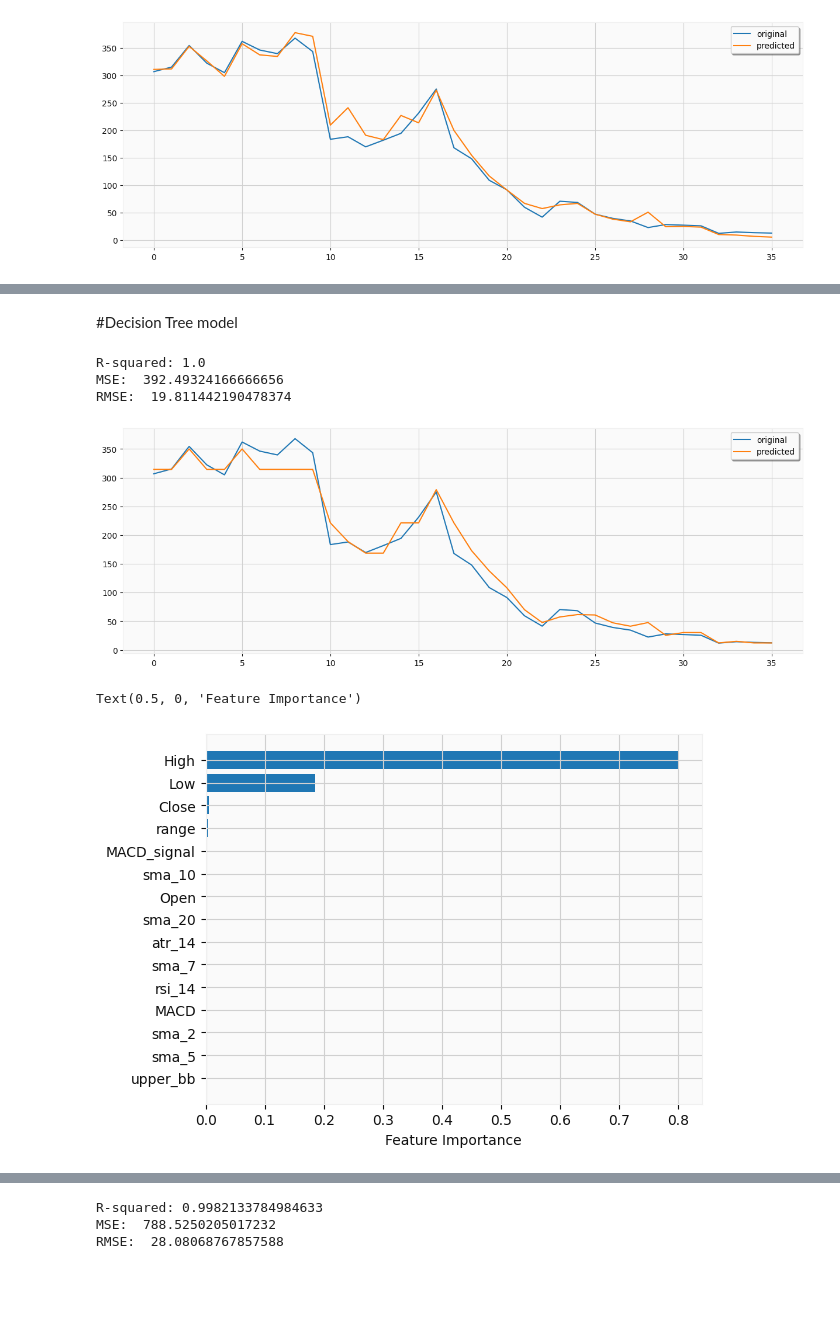
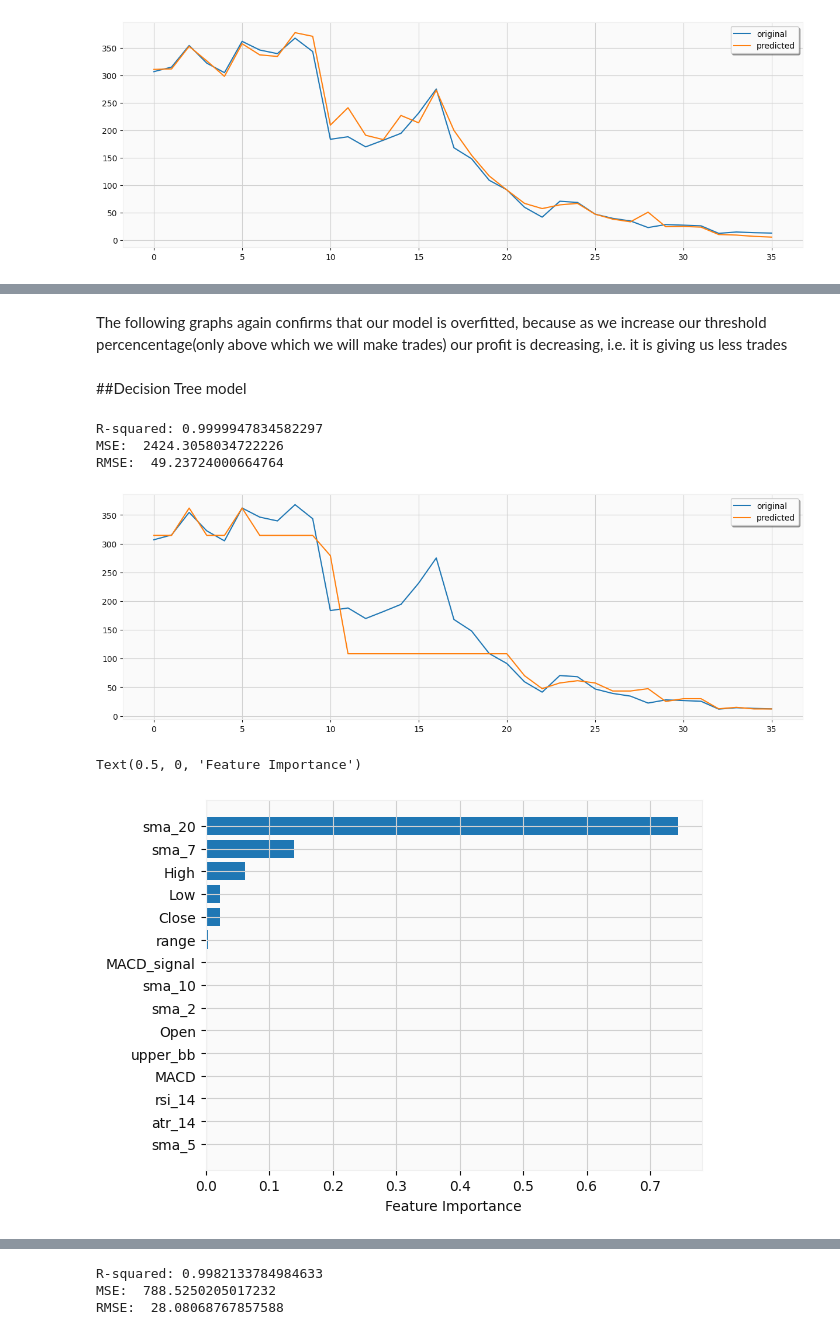
Before and after one commit to Mihirgupta2001/Regression---Capstone-Project, a Jupyter notebook: Regresssion_Capstone_project.ipynb, the cells around one changed output, grey strips where cells are left out. Drawn from its saved outputs; the diff is of its cells as text; code cells hidden in the pictures; blank space fills up the shorter version.

```diff
--- a/Regresssion_Capstone_project.ipynb
+++ b/Regresssion_Capstone_project.ipynb
@@ -501,33 +548,36 @@ Net Change percentage : 195.2921287420827%
+# %% [markdown]
+The following graphs again confirms that our model is overfitted, because as we increase our threshold percencentage(only above which we will make trades) our profit is decreasing, i.e. it is giving us less trades
 # %% [markdown]
-#Decision Tree model
+##Decision Tree model
 # %%
 import sklearn
 from sklearn.tree import DecisionTreeRegressor
+from sklearn.metrics import mean_squared_error
 
-dtr = DecisionTreeRegressor(max_leaf_nodes=200)
+dtr = DecisionTreeRegressor(max_leaf_nodes=100,random_state = 0)
 dtr.fit(x_train, y_train)
 
 score = dtr.score(x_train, y_train)
 print("R-squared:", score)
 
 y_pred = dtr.predict(x_test)
 
 mse = mean_squared_error(y_test, y_pred)
 print("MSE: ", mse)
 print("RMSE: ", mse**(1/2.0))
 
 plt.figure(figsize=(15,5))
 x_ax = range(len(y_test))
 plt.plot(x_ax, y_test, label="original")
 plt.plot(x_ax, y_pred, label="predicted")
 plt.legend(loc='best',fancybox=True, shadow=True)
 plt.grid(True)
 plt.show()
 # %% [output]
-R-squared: 1.0
-MSE:  392.49324166666656
-RMSE:  19.811442190478374
+R-squared: 0.9999947834582297
+MSE:  2424.3058034722226
+RMSE:  49.23724000664764
-[figure, old version]
+[figure, new version]
 # %%
 # Checking feature importance in the model
 column_name = df.columns
@@ -536,4 +586,4 @@ plt.barh(column_name[sort], dtr.feature_importances_[sort])
 plt.xlabel("Feature Importance")
 # %% [output]
 Text(0.5, 0, 'Feature Importance')
-[figure, old version]
+[figure, new version]
```
Also changed, not shown: parts of 37 cells of this notebook.
